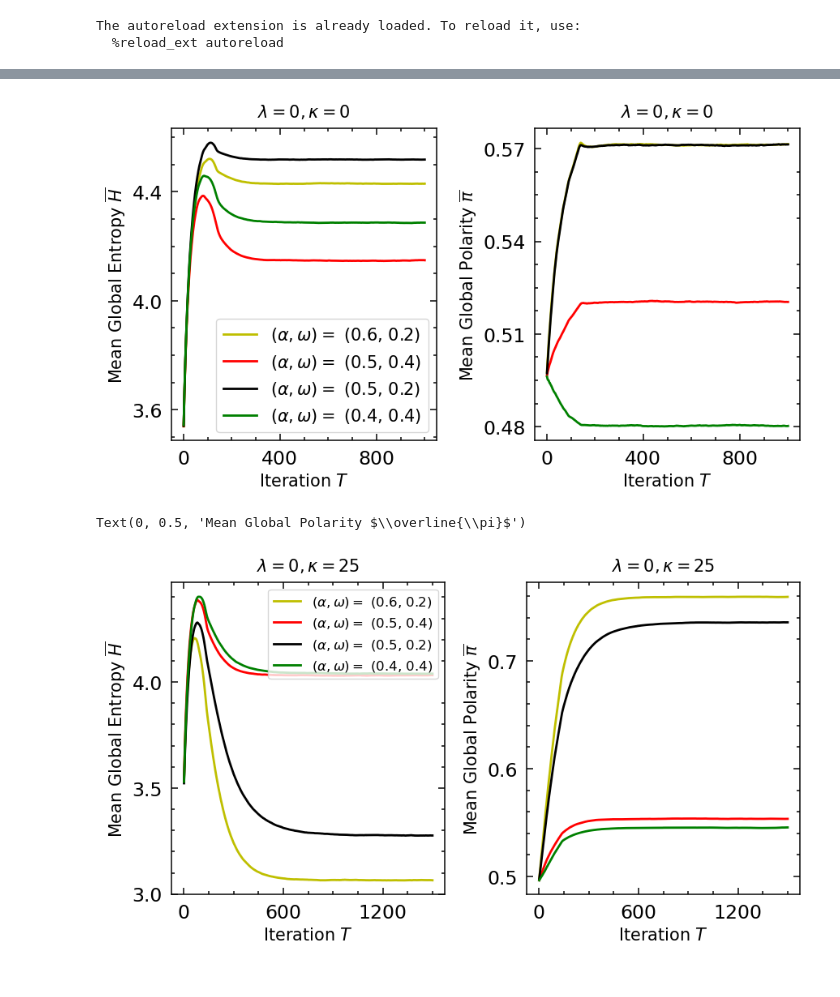
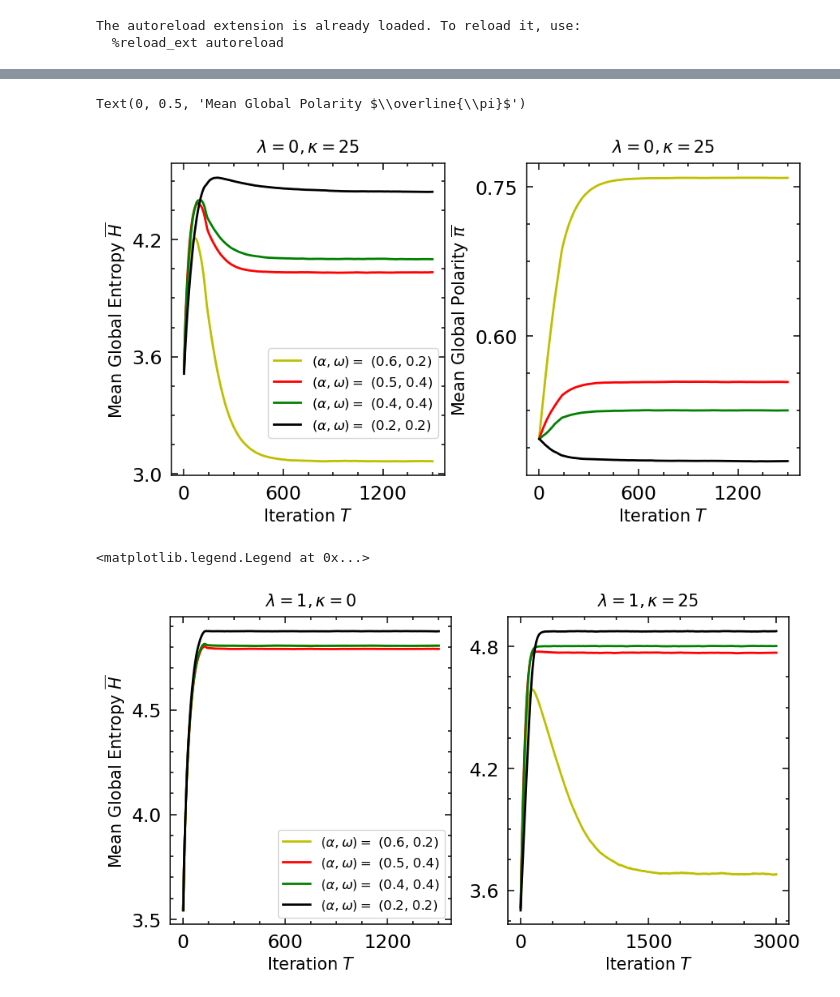
Before and after one commit to patrick-oliveira/EntropiaGrafos, a Jupyter notebook: notebooks/two_polarized_group_plus_neutral.ipynb, the cells around one changed output, grey strips where cells are left out. Saved outputs shown, nothing was run; the diff lists cells and outputs as text; code cells hidden in the pictures.

```diff
--- a/notebooks/two_polarized_group_plus_neutral.ipynb
+++ b/notebooks/two_polarized_group_plus_neutral.ipynb
@@ -36,8 +251,8 @@ nrows = 1
 ncols = 2
 
 titles = [
-    r"$\lambda = 0, \kappa = 0$",
-    r"$\lambda = 0, \kappa = 0$"
+    r"$\lambda = 0, \kappa = 25$",
+    r"$\lambda = 0, \kappa = 25$"
 ]
 title_size = 15
 single_ylabel = True
@@ -87,19 +302,19 @@ line_width = 2
 alpha_omega_color =  {
     (0.8, 0.2): "purple",
     (0.6, 0.4): "darkgreen",
-    (0.5, 0.5): "lightblue",
+    (0.4, 0.2): "lightblue",
     (0.6, 0.2): "y",
     (0.4, 0.4): "g",
-    (0.5, 0.2): "k",
+    (0.2, 0.2): "k",
     (0.5, 0.4): "r"
 }
 
-valid_combinations = {(0.5, 0.2), (0.6, 0.2), (0.4, 0.4), (0.5, 0.4)}
+valid_combinations = {(0.2, 0.2), (0.6, 0.2), (0.4, 0.4), (0.5, 0.4)}
 
-X = np.arange(1, 1000 + 1)
+X = np.arange(1, 1500 + 1)
 
 selected_params = [x for x in params if \
-    x['kappa'] == 0 \
+    x['kappa'] == 25 \
         and x['lambd'] == 0 \
         and x['gamma'] == 0 \
         and (x['alpha'], x['omega']) in valid_combinations
@@ -107,14 +322,14 @@ selected_params = [x for x in params if \
 for p in selected_params:
     axs[0].plot(
         X,
-        results[make_tuple(p)]['entropy'][:1000],
+        results[make_tuple(p)]['entropy'],
         c = alpha_omega_color[(p['alpha'], p['omega'])],
         linewidth = line_width,
         label = rf'$(\alpha, \omega) = $ ({p["alpha"]}, {p["omega"]})'
     )
 
 selected_params = [x for x in params if \
-    x['kappa'] == 0 \
+    x['kappa'] == 25 \
         and x['lambd'] == 0 \
         and x['gamma'] == 0 \
         and (x['alpha'], x['omega']) in valid_combinations
@@ -122,23 +337,19 @@ selected_params = [x for x in params if \
 for p in selected_params:
     axs[1].plot(
         X,
-        results[make_tuple(p)]['polarity'][:1000],
+        results[make_tuple(p)]['polarity'],
         c = alpha_omega_color[(p['alpha'], p['omega'])],
         linewidth = line_width,
         label = rf'$(\alpha, \omega) = $ ({p["alpha"]}, {p["omega"]})'
     )
 
-axs[0].legend(loc = 'lower right', fontsize = 15)
+axs[0].legend(loc = 'lower right', fontsize = 12, bbox_to_anchor=(1.0,0.1))
 
-fig.subplots_adjust(wspace = 0.37)
+fig.subplots_adjust(wspace = 0.3)
 axs[1].set_ylabel(r"Mean Global Polarity $\overline{\pi}$")
-
-# axs[1].set_ylim([0.49, 0.59])
-
-from matplotlib.ticker import MaxNLocator
-axs[1].yaxis.set_major_locator(MaxNLocator(4))
 # %% [output]
+Text(0, 0.5, 'Mean Global Polarity $\\overline{\\pi}$')
-[figure, old version]
+[figure, new version]
 # %%
 # parameters
 
@@ -146,8 +357,8 @@ nrows = 1
 ncols = 2
 
 titles = [
-    r"$\lambda = 0, \kappa = 25$",
-    r"$\lambda = 0, \kappa = 25$"
+    r"$\lambda = 1, \kappa = 0$",
+    r"$\lambda = 1, \kappa = 25$"
 ]
 title_size = 15
 single_ylabel = True
@@ -197,51 +408,50 @@ line_width = 2
 alpha_omega_color =  {
     (0.8, 0.2): "purple",
     (0.6, 0.4): "darkgreen",
-    (0.4, 0.2): "lightblue",
+    (0.5, 0.5): "lightblue",
     (0.6, 0.2): "y",
     (0.4, 0.4): "g",
-    (0.5, 0.2): "k",
+    (0.2, 0.2): "k",
     (0.5, 0.4): "r"
 }
 
-valid_combinations = {(0.5, 0.2), (0.6, 0.2), (0.4, 0.4), (0.5, 0.4)}
+valid_combinations = {(0.2, 0.2), (0.6, 0.2), (0.4, 0.4), (0.5, 0.4)}
 
 X = np.arange(1, 1500 + 1)
 
 selected_params = [x for x in params if \
-    x['kappa'] == 25 \
-        and x['lambd'] == 0 \
+    x['kappa'] == 0 \
+        and x['lambd'] == 1 \
         and x['gamma'] == 0 \
         and (x['alpha'], x['omega']) in valid_combinations
 ]
 for p in selected_params:
     axs[0].plot(
         X,
         results[make_tuple(p)]['entropy'],
         c = alpha_omega_color[(p['alpha'], p['omega'])],
         linewidth = line_width,
         label = rf'$(\alpha, \omega) = $ ({p["alpha"]}, {p["omega"]})'
     )
 
-selected_params = [x for x in params if \
+X = np.arange(1, 3000 + 1)
+
+selected_params = [x for x in params__ if \
     x['kappa'] == 25 \
-        and x['lambd'] == 0 \
+        and x['lambd'] == 1 \
         and x['gamma'] == 0 \
         and (x['alpha'], x['omega']) in valid_combinations
 ]
 for p in selected_params:
     axs[1].plot(
         X,
-        results[make_tuple(p)]['polarity'],
+        results__[make_tuple(p)]['entropy'],
         c = alpha_omega_color[(p['alpha'], p['omega'])],
         linewidth = line_width,
         label = rf'$(\alpha, \omega) = $ ({p["alpha"]}, {p["omega"]})'
     )
 
-axs[0].legend(loc = 'upper right', fontsize = 12)
-
-fig.subplots_adjust(wspace = 0.3)
-axs[1].set_ylabel(r"Mean Global Polarity $\overline{\pi}$")
+axs[0].legend(loc = 'lower right', fontsize = 12)
 # %% [output]
-Text(0, 0.5, 'Mean Global Polarity $\\overline{\\pi}$')
+<matplotlib.legend.Legend at 0x...>
-[figure, old version]
+[figure, new version]
```
Also changed, not shown: parts of 5 cells of this notebook, 19 other files.
